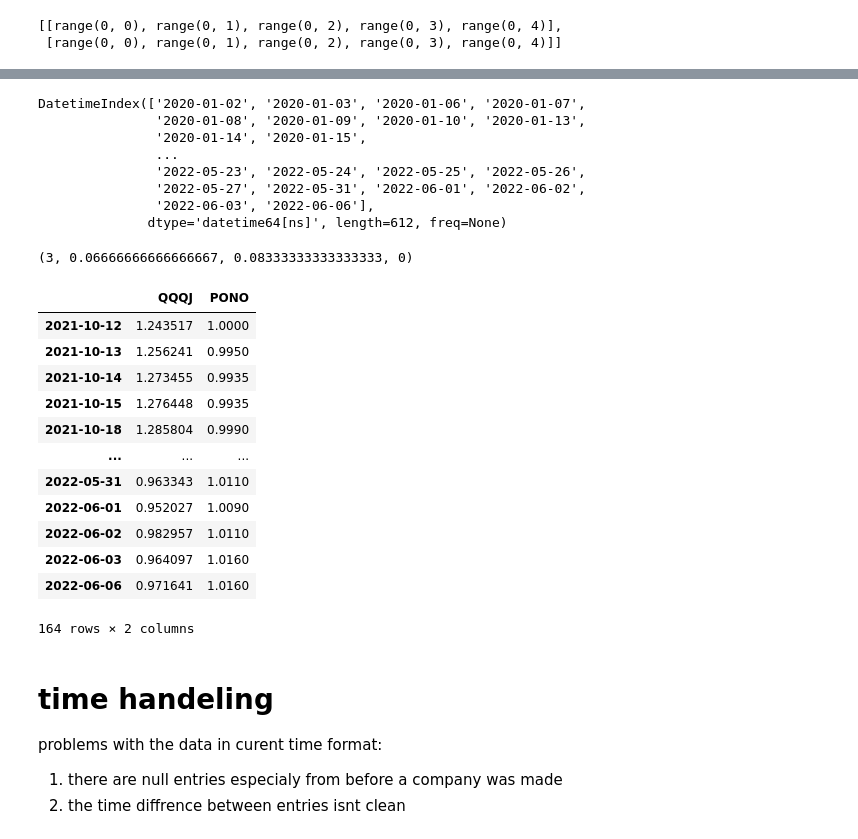
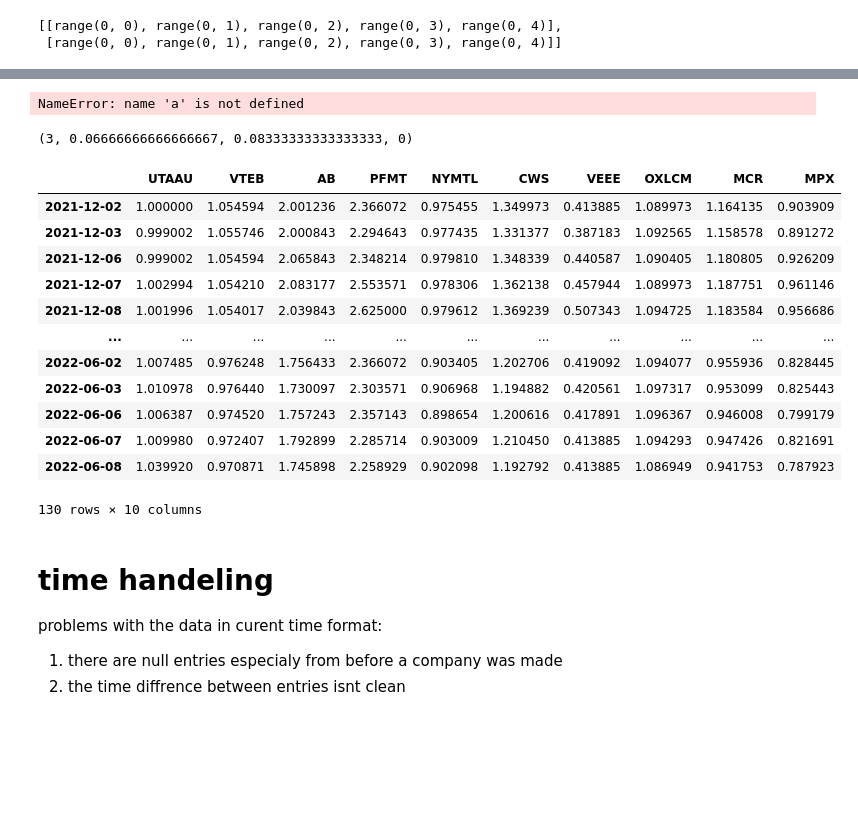
Before and after one commit to nevakrien/stock-bot, a Jupyter notebook: data handeling.ipynb, the cells around one changed output, grey strips where cells are left out. Cells and saved outputs as stored; diff of their text form; code cells hidden in the pictures; blank space fills up the shorter version.

```diff
--- a/data handeling.ipynb
+++ b/data handeling.ipynb
@@ -163,6 +163,6 @@ data_df
 # %%
-train_df=data_df.iloc[:-68]
-test_df=data_df.iloc[-68:]
+train_df=data_df.iloc[:-69]
+test_df=data_df.iloc[-69:]
 
 test_df
 # %% [output]
@@ -196,11 +196,12 @@ print(f"{len(symbols)-len(ticker_list)} stocks were droped")
 # %%
 look=layers.StringLookup(vocabulary=ticker_list,num_oov_indices=0)
 inv_look=layers.StringLookup(vocabulary=ticker_list,invert=True,num_oov_indices=0)
-tick_embed=layers.Embedding(len(ticker_list)+1,512,embeddings_constraint= tf.keras.constraints.unit_norm)
+tick_embed=layers.Embedding(len(ticker_list)+1,512)#,embeddings_constraint= tf.keras.constraints.unit_norm)
 # %%
 inputs=layers.Input([],dtype=tf.string)
 x=look(inputs)
 x=tick_embed(x)
+x=layers.UnitNormalization()(x)
 ticker_model=tf.keras.Model(inputs,x)
 ticker_model.compile()
 # %%
@@ -229,26 +230,3 @@ thread_distribute([range(5) for i in range(2)],lambda x: range(x),2)
 # %% [output]
 [[range(0, 0), range(0, 1), range(0, 2), range(0, 3), range(0, 4)],
  [range(0, 0), range(0, 1), range(0, 2), range(0, 3), range(0, 4)]]
-# %%
-def choose_stocks(x,data_df=train_df):
-    a=look(ticker_list)
-    #print(a.shape)
-    a=tf.one_hot(a,len(ticker_list)+1)
-    #print(a.shape)
-    a=a@ticker_model.weights[0]
-    #b=tick_embed(look(x))
-    #a=ticker_model(ticker_list)
-    b=ticker_model(x)
-
-    b=b@tf.transpose(a)
-    b=tf.nn.top_k(b,NUM_STOCKS)
-
-
-    tickers=inv_look([list(x) for x in b[1].numpy()]).numpy().astype('U13')
-
-    return [[data_df[x] for x in sub] for sub in tickers]
-    #return thread_distribute(tickers,lambda x: data_df[x],2)
-
-a=choose_stocks(exmple)
-
-pd.DataFrame(a[0]).transpose().dropna()
@@ -269,14 +233,7 @@ pd.DataFrame(a[0]).transpose().dropna()
 # %%
 a[0][0].index
 # %% [output]
-DatetimeIndex(['2020-01-02', '2020-01-03', '2020-01-06', '2020-01-07',
-               '2020-01-08', '2020-01-09', '2020-01-10', '2020-01-13',
-               '2020-01-14', '2020-01-15',
-               ...
-               '2022-05-23', '2022-05-24', '2022-05-25', '2022-05-26',
-               '2022-05-27', '2022-05-31', '2022-06-01', '2022-06-02',
-               '2022-06-03', '2022-06-06'],
-              dtype='datetime64[ns]', length=612, freq=None)
+NameError: name 'a' is not defined
 # %%
 def time_encode(a):
     #a=a.index
@@ -288,39 +245,34 @@ time_encode(data_df.index[0])
 (3, 0.06666666666666667, 0.08333333333333333, 0)
 # %%
 def choose_stocks_df(x,data_df=train_df):
-    a=look(ticker_list)
-    a=tf.one_hot(a,len(ticker_list)+1)
-    a=a@ticker_model.weights[0]
-    #a=ticker_model(ticker_list)
-    b=look(x)
-    b=tf.one_hot(b,len(ticker_list)+1)
-    b=b@ticker_model.weights[0]
+    a=ticker_model(ticker_list)
+    b=ticker_model(x)
 
     b=b@tf.transpose(a)
     b=tf.nn.top_k(b,NUM_STOCKS)
 
 
     tickers=inv_look([list(x) for x in b[1].numpy()]).numpy().astype('U13')
 
 
     return [pd.DataFrame([data_df[x] for x in sub]).transpose().dropna() for sub in tickers]
 
 v=choose_stocks_df(exmple)
 v[0]
 # %% [output]
-|  | QQQJ | PONO |
-| 2021-10-12 | 1.243517 | 1.0000 |
-| 2021-10-13 | 1.256241 | 0.9950 |
-| 2021-10-14 | 1.273455 | 0.9935 |
-| 2021-10-15 | 1.276448 | 0.9935 |
-| 2021-10-18 | 1.285804 | 0.9990 |
-| ... | ... | ... |
-| 2022-05-31 | 0.963343 | 1.0110 |
-| 2022-06-01 | 0.952027 | 1.0090 |
-| 2022-06-02 | 0.982957 | 1.0110 |
-| 2022-06-03 | 0.964097 | 1.0160 |
-| 2022-06-06 | 0.971641 | 1.0160 |
+|  | UTAAU | VTEB | AB | PFMT | NYMTL | CWS | VEEE | OXLCM | MCR | MPX |
+| 2021-12-02 | 1.000000 | 1.054594 | 2.001236 | 2.366072 | 0.975455 | 1.349973 | 0.413885 | 1.089973 | 1.164135 | 0.903909 |
+| 2021-12-03 | 0.999002 | 1.055746 | 2.000843 | 2.294643 | 0.977435 | 1.331377 | 0.387183 | 1.092565 | 1.158578 | 0.891272 |
+| 2021-12-06 | 0.999002 | 1.054594 | 2.065843 | 2.348214 | 0.979810 | 1.348339 | 0.440587 | 1.090405 | 1.180805 | 0.926209 |
+| 2021-12-07 | 1.002994 | 1.054210 | 2.083177 | 2.553571 | 0.978306 | 1.362138 | 0.457944 | 1.089973 | 1.187751 | 0.961146 |
+| 2021-12-08 | 1.001996 | 1.054017 | 2.039843 | 2.625000 | 0.979612 | 1.369239 | 0.507343 | 1.094725 | 1.183584 | 0.956686 |
+| ... | ... | ... | ... | ... | ... | ... | ... | ... | ... | ... |
+| 2022-06-02 | 1.007485 | 0.976248 | 1.756433 | 2.366072 | 0.903405 | 1.202706 | 0.419092 | 1.094077 | 0.955936 | 0.828445 |
+| 2022-06-03 | 1.010978 | 0.976440 | 1.730097 | 2.303571 | 0.906968 | 1.194882 | 0.420561 | 1.097317 | 0.953099 | 0.825443 |
+| 2022-06-06 | 1.006387 | 0.974520 | 1.757243 | 2.357143 | 0.898654 | 1.200616 | 0.417891 | 1.096367 | 0.946008 | 0.799179 |
+| 2022-06-07 | 1.009980 | 0.972407 | 1.792899 | 2.285714 | 0.903009 | 1.210450 | 0.413885 | 1.094293 | 0.947426 | 0.821691 |
+| 2022-06-08 | 1.039920 | 0.970871 | 1.745898 | 2.258929 | 0.902098 | 1.192792 | 0.413885 | 1.086949 | 0.941753 | 0.787923 |
-164 rows × 2 columns
+130 rows × 10 columns
 # %% [markdown]
 # time handeling
 
```
Also changed, not shown: parts of 38 cells of this notebook.
